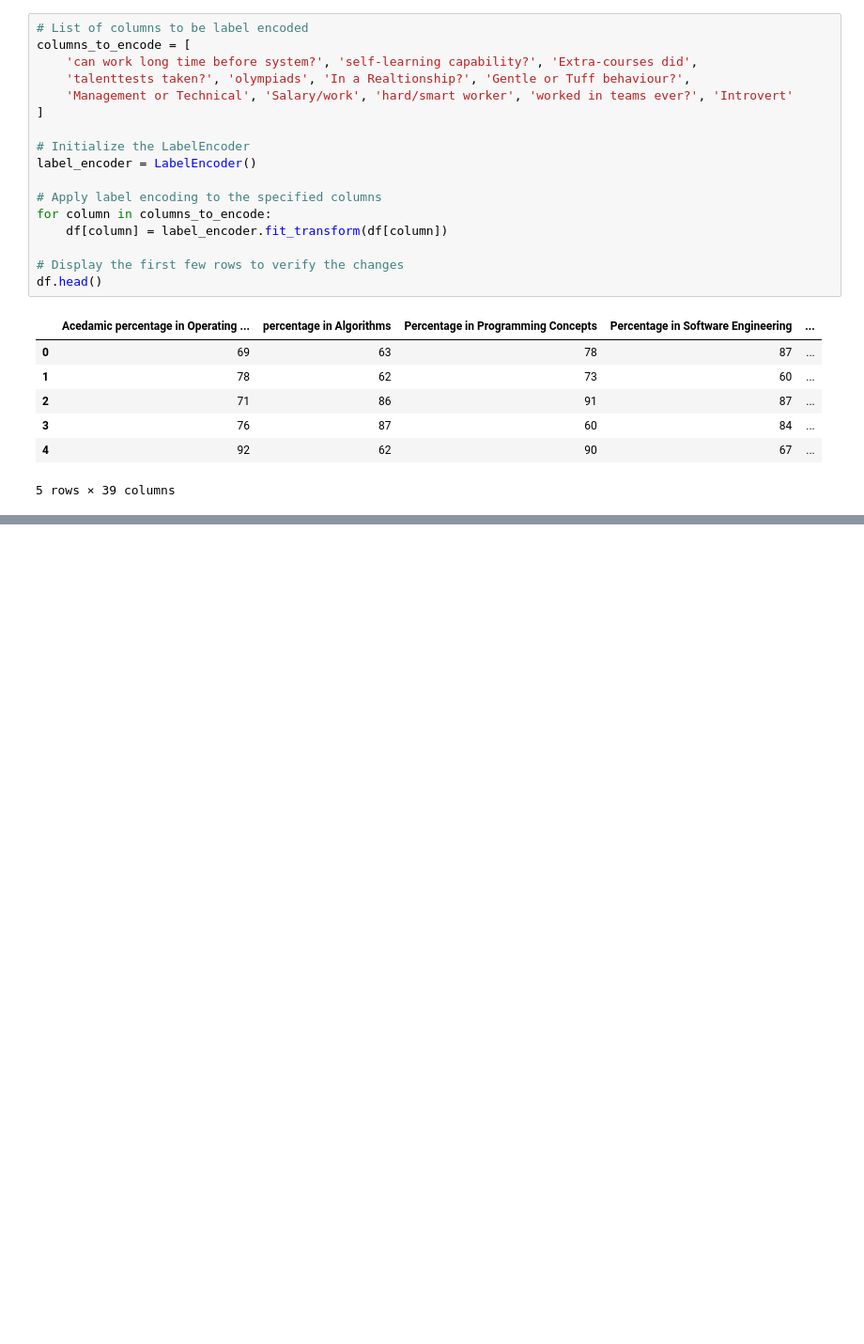
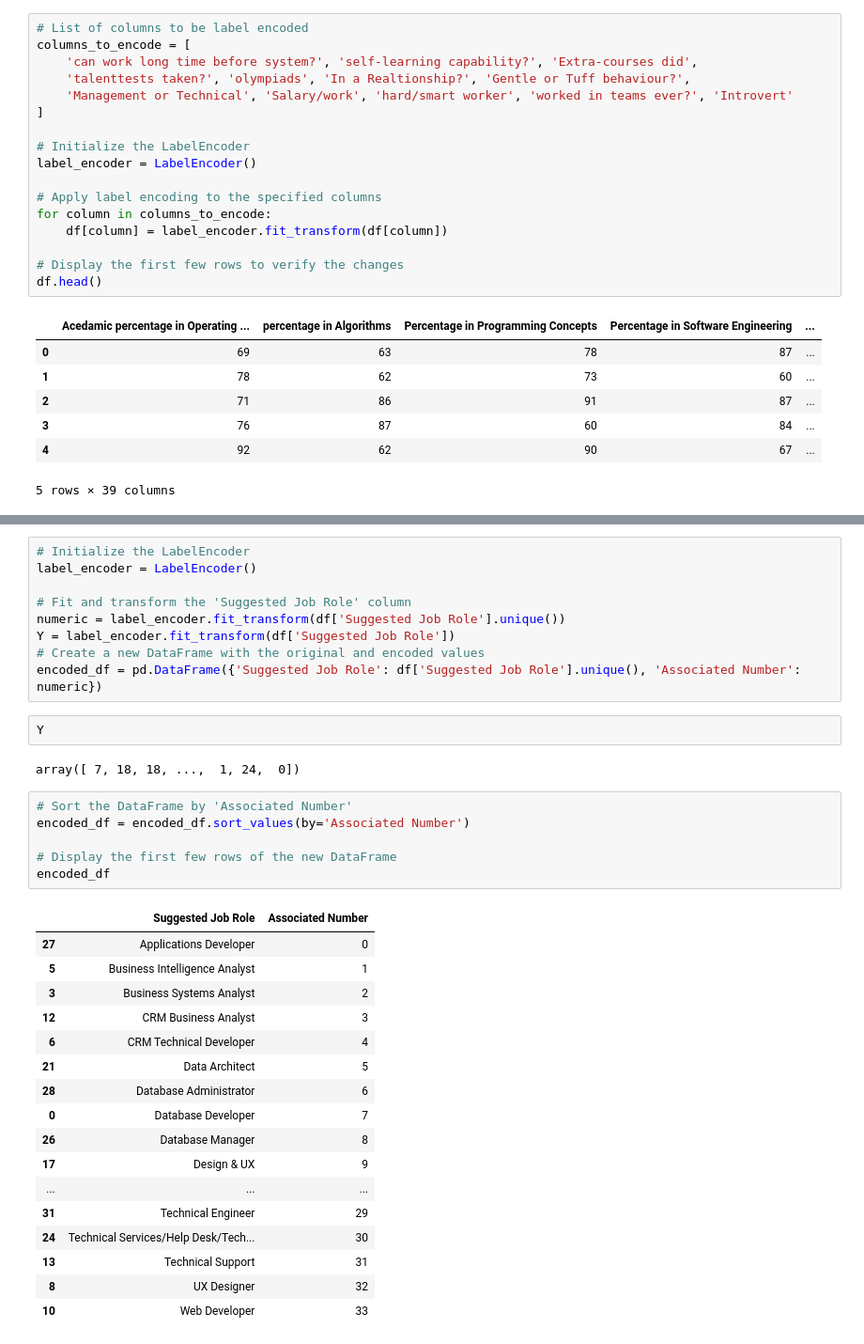
Before and after one commit to chari6268/Smart-Career-Advisor, a Jupyter notebook: career_advisor.ipynb, the cells around one changed output, grey strips where cells are left out. Shown: that part at 94% size. Saved outputs shown, nothing was run; the diff lists cells and outputs as text; blank space fills up the shorter version.

Commit message:
split the data and find the Suggested Job Role with Associated Number.Implement a RandomForestClassifier algorithm to predict

```diff
--- a/career_advisor.ipynb
+++ b/career_advisor.ipynb
@@ -176,0 +248,37 @@ df.head()
+# %%
+# Initialize the LabelEncoder
+label_encoder = LabelEncoder()
+
+# Fit and transform the 'Suggested Job Role' column
+numeric = label_encoder.fit_transform(df['Suggested Job Role'].unique())
+Y = label_encoder.fit_transform(df['Suggested Job Role'])
+# Create a new DataFrame with the original and encoded values
+encoded_df = pd.DataFrame({'Suggested Job Role': df['Suggested Job Role'].unique(), 'Associated Number': numeric})
+# %%
+Y
+# %% [output]
+array([ 7, 18, 18, ...,  1, 24,  0])
+# %%
+# Sort the DataFrame by 'Associated Number'
+encoded_df = encoded_df.sort_values(by='Associated Number')
+
+# Display the first few rows of the new DataFrame
+encoded_df
+# %% [output]
+|  | Suggested Job Role | Associated Number |
+| 27 | Applications Developer | 0 |
+| 5 | Business Intelligence Analyst | 1 |
+| 3 | Business Systems Analyst | 2 |
+| 12 | CRM Business Analyst | 3 |
+| 6 | CRM Technical Developer | 4 |
+| 21 | Data Architect | 5 |
+| 28 | Database Administrator | 6 |
+| 0 | Database Developer | 7 |
+| 26 | Database Manager | 8 |
+| 17 | Design & UX | 9 |
+| ... | ... | ... |
+| 31 | Technical Engineer | 29 |
+| 24 | Technical Services/Help Desk/Tech... | 30 |
+| 13 | Technical Support | 31 |
+| 8 | UX Designer | 32 |
+| 10 | Web Developer | 33 |
```
Also changed, not shown: parts of 5 cells of this notebook.
